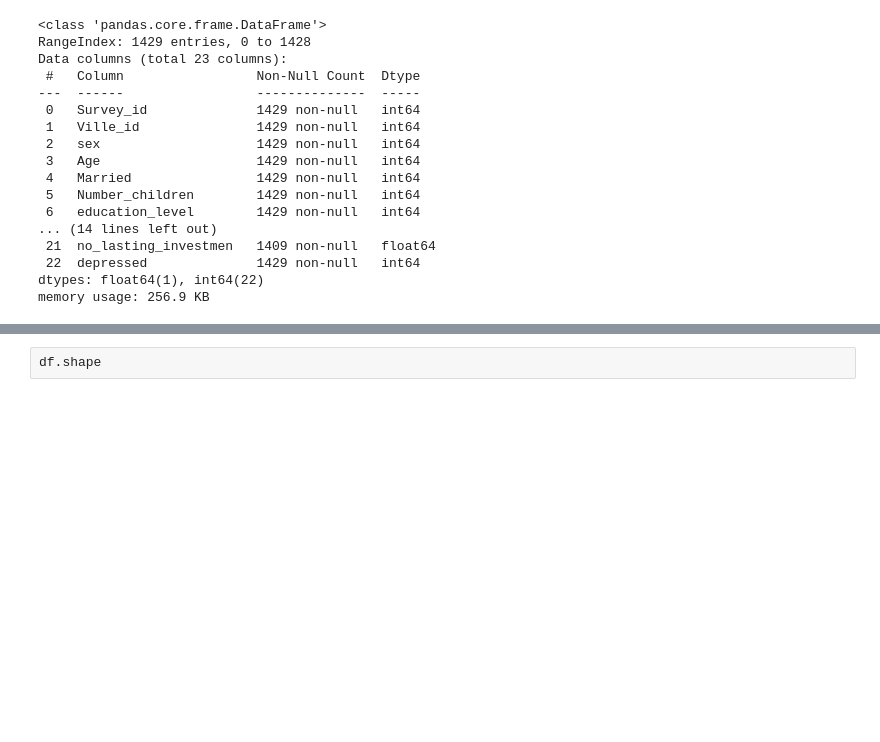
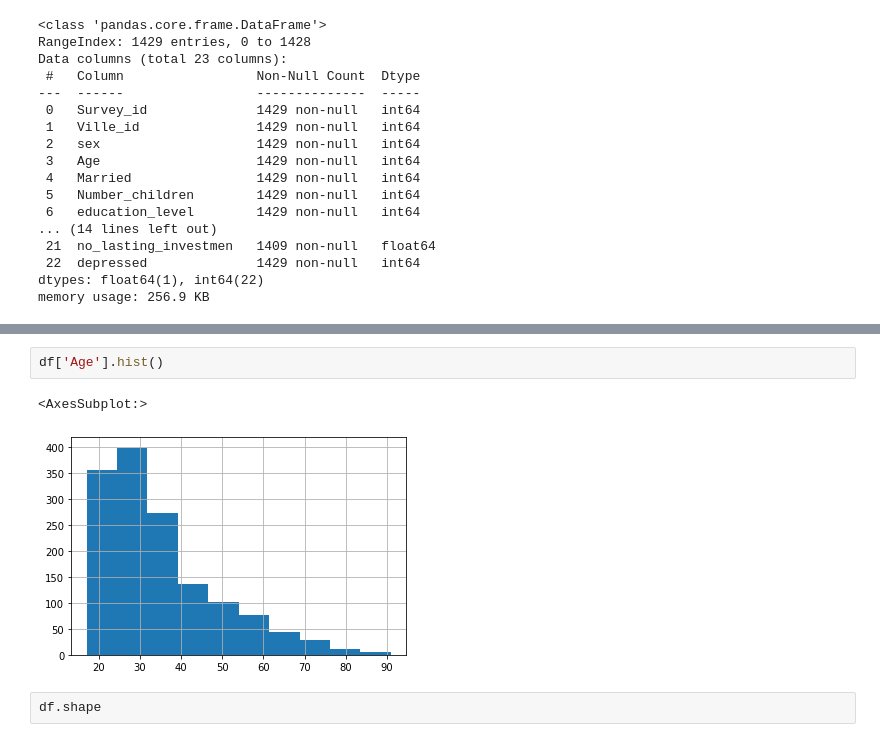
Before and after one commit to kaline/TrabalhoFinalML, a Jupyter notebook: dataset.ipynb, the cells around one changed output, grey strips where cells are left out. Drawn from its saved outputs; the diff is of its cells as text; blank space fills up the shorter version.

```diff
--- a/dataset.ipynb
+++ b/dataset.ipynb
@@ -68,3 +93,8 @@ memory usage: 256.9 KB
+# %%
+df['Age'].hist()
+# %% [output]
+<AxesSubplot:>
+[figure, added]
 # %%
 df.shape
 # %% [output]
```
Also changed, not shown: parts of 6 cells of this notebook.
